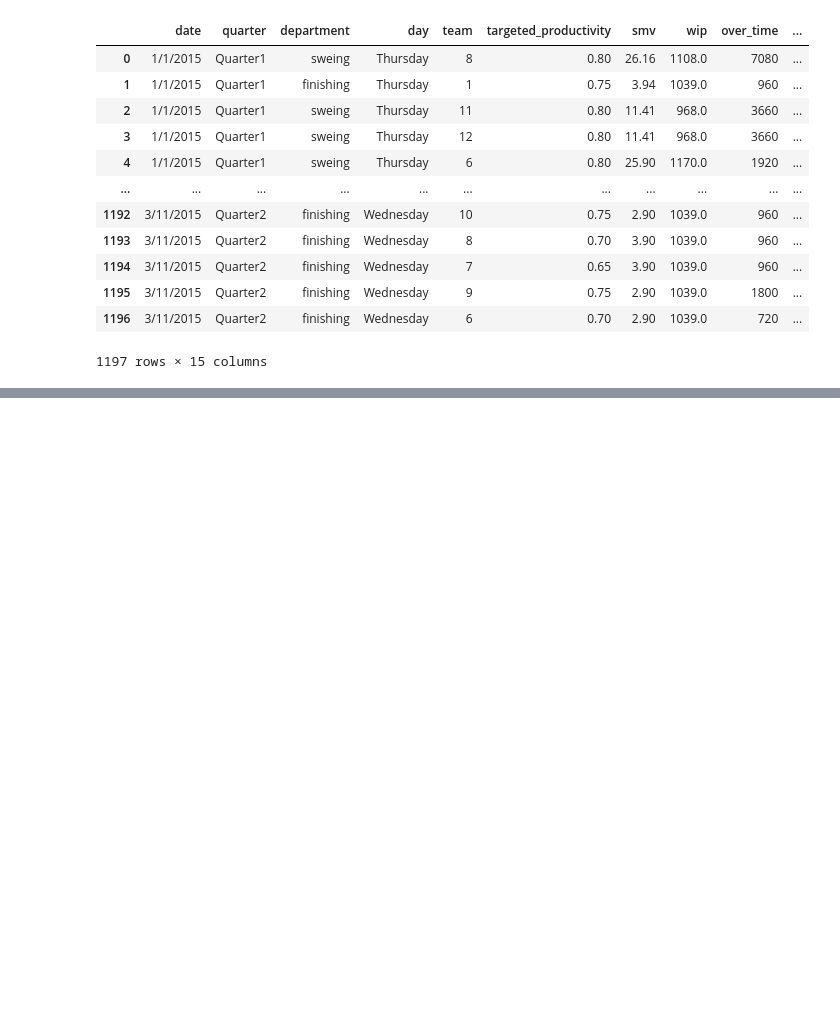
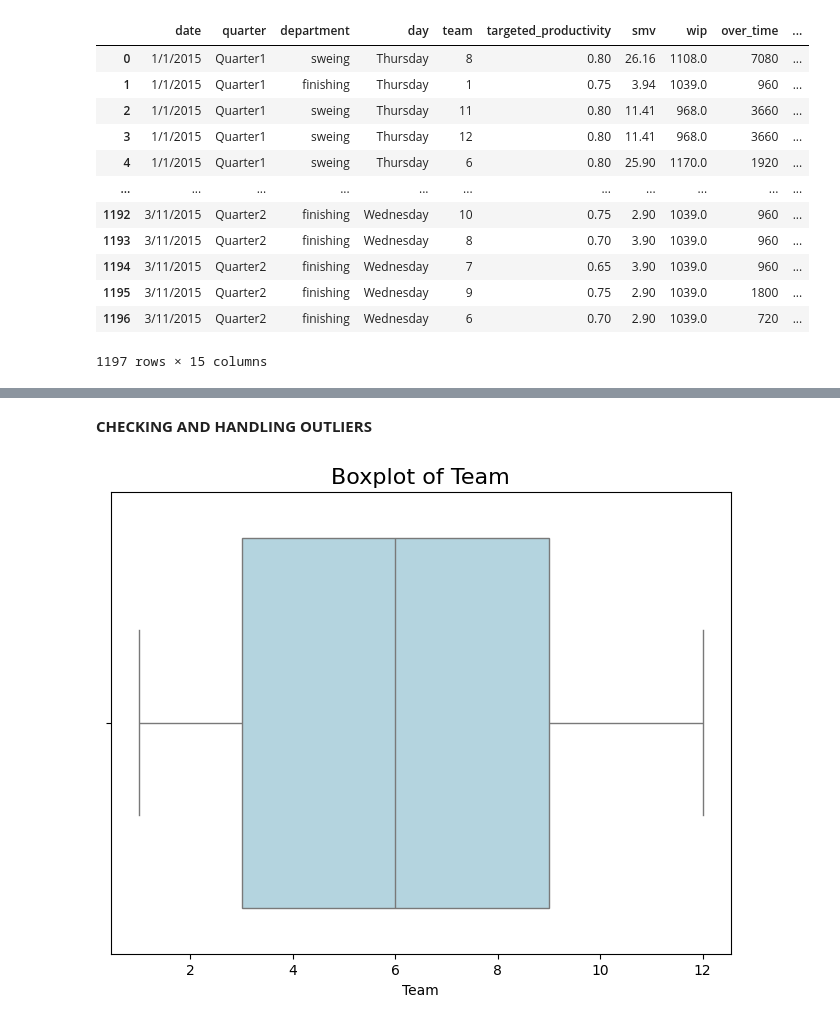
Before and after one commit to bagassarendra/MSIB-CapstoneProject, a Jupyter notebook: CapstoneBagas.ipynb, the cells around one changed output, grey strips where cells are left out. Drawn from its saved outputs; the diff is of its cells as text; code cells hidden in the pictures; blank space fills up the shorter version.

Commit message:
Checking and Handling Outliers

```diff
--- a/CapstoneBagas.ipynb
+++ b/CapstoneBagas.ipynb
@@ -235,3 +235,5 @@ dataset
 | 1195 | 3/11/2015 | Quarter2 | finishing | Wednesday | 9 | 0.75 | 2.90 | 1039.0 | 1800 | ... |
 | 1196 | 3/11/2015 | Quarter2 | finishing | Wednesday | 6 | 0.70 | 2.90 | 1039.0 | 720 | ... |
 1197 rows × 15 columns
+# %%
+dataset = dataset.drop(columns=['date'])
@@ -237,0 +249,10 @@ dataset
+# %% [markdown]
+**CHECKING AND HANDLING OUTLIERS**
+# %%
+plt.figure(figsize=(8, 6))
+sns.boxplot(data=dataset, x='team', color='lightblue')
+plt.title('Boxplot of Team', fontsize=16)
+plt.xlabel('Team')
+plt.show()
+# %% [output]
+[figure, added]
```
Also changed, not shown: parts of 13 cells of this notebook.
